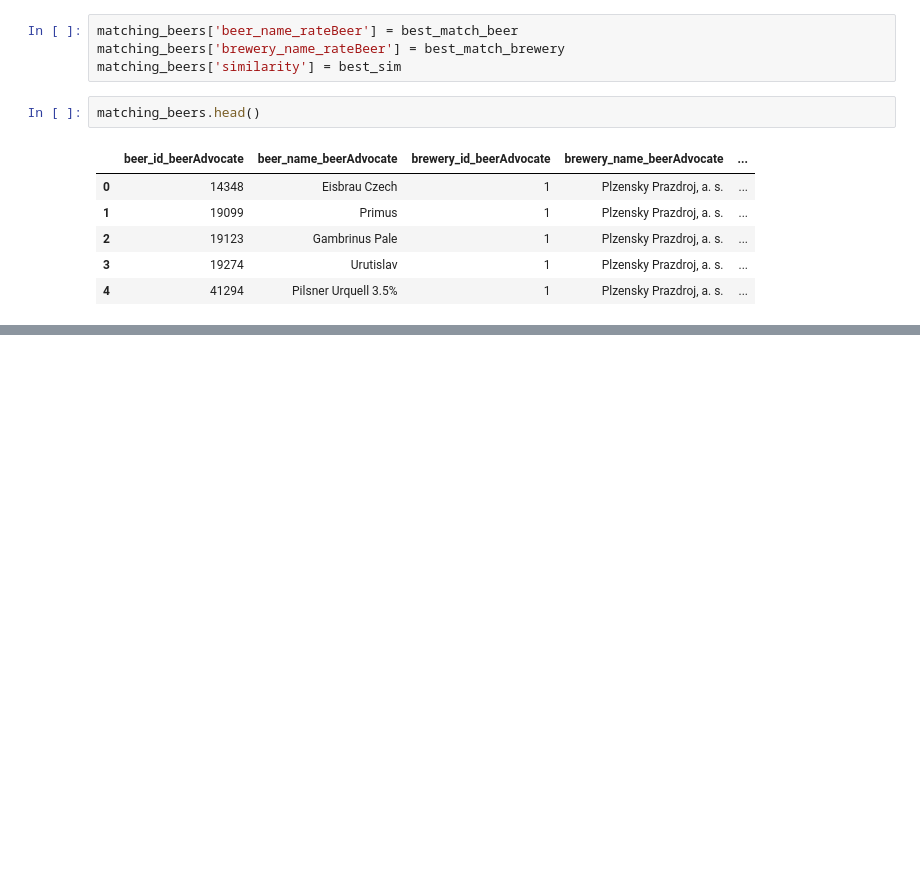
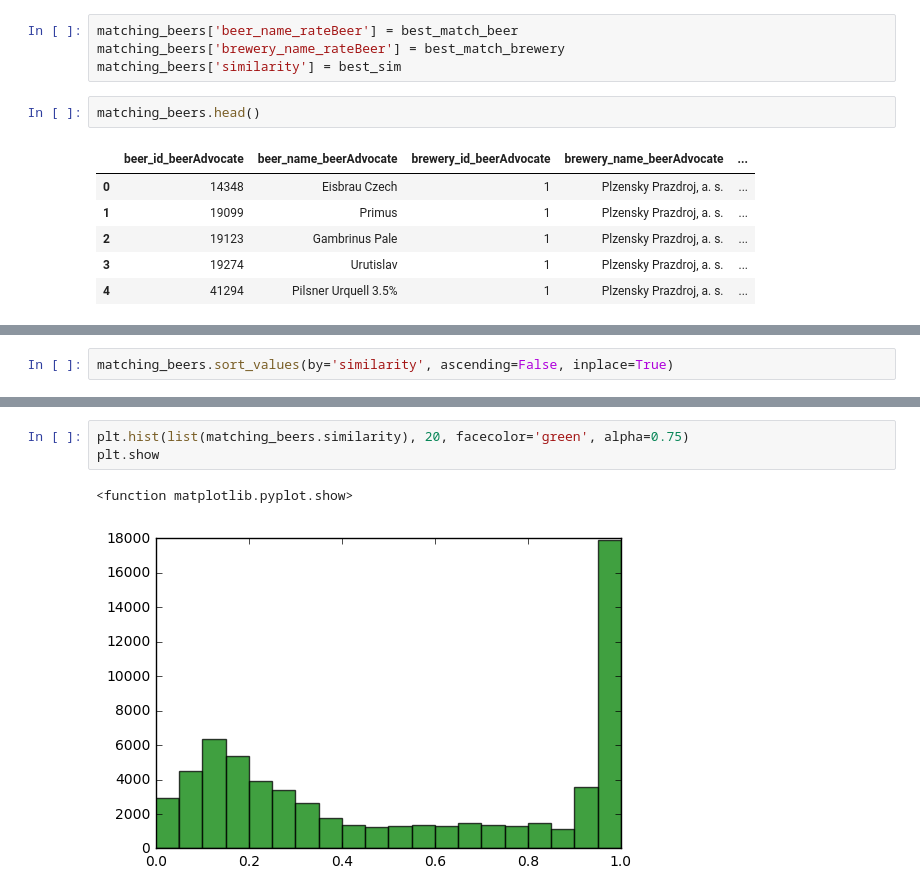
Before and after one commit to glederrey/Beers_rating, a Jupyter notebook: Beer_Similarity.ipynb, the cells around one changed output, grey strips where cells are left out. Cells and saved outputs as stored; diff of their text form; blank space fills up the shorter version.

Commit message:
[UPD] Beer similarity finished. Just need to clean the python notebook

```diff
--- a/Beer_Similarity.ipynb
+++ b/Beer_Similarity.ipynb
@@ -416,0 +442,2 @@ matching_beers[matching_beers.beer_name_rateBeer.duplicated(keep=False)]
+# %%
+matching_beers.sort_values(by='similarity', ascending=False, inplace=True)
@@ -416,0 +456,6 @@ matching_beers[matching_beers.beer_name_rateBeer.duplicated(keep=False)]
+# %%
+plt.hist(list(matching_beers.similarity), 20, facecolor='green', alpha=0.75)
+plt.show
+# %% [output]
+<function matplotlib.pyplot.show>
+[figure, added]
```
Also changed, not shown: parts of 24 cells of this notebook, 1 other file.
